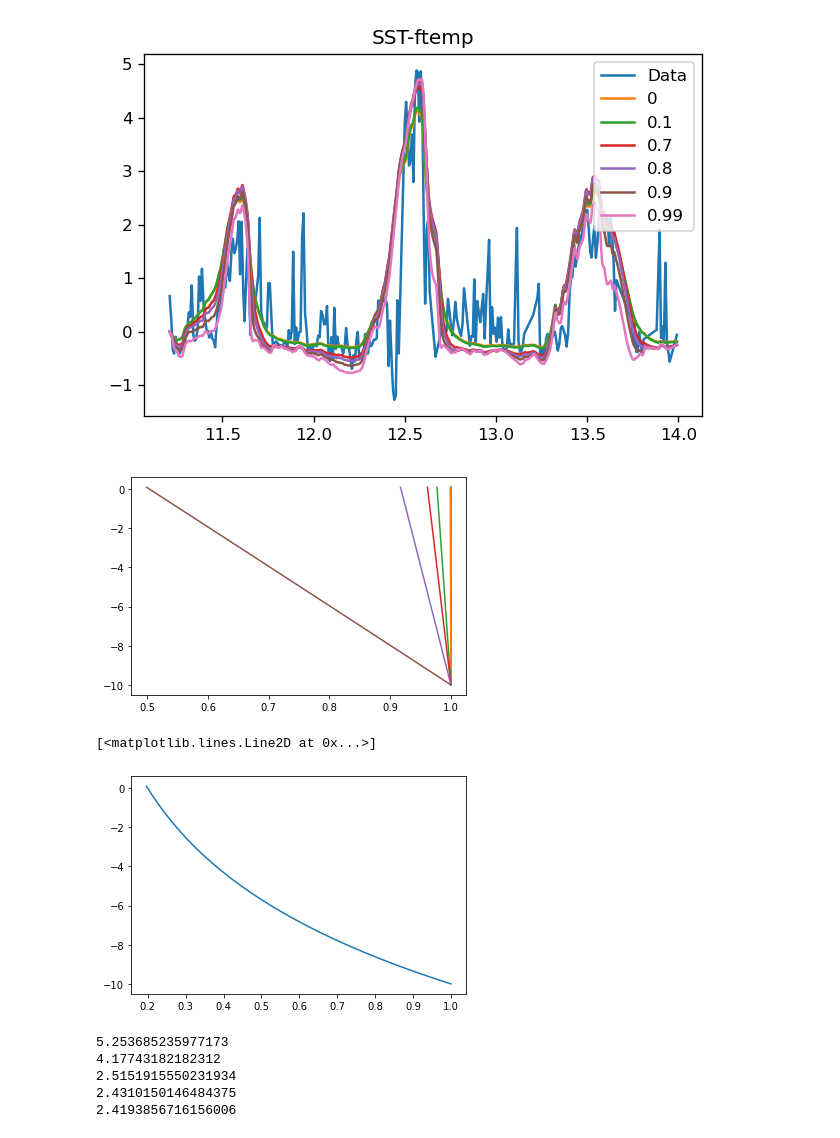
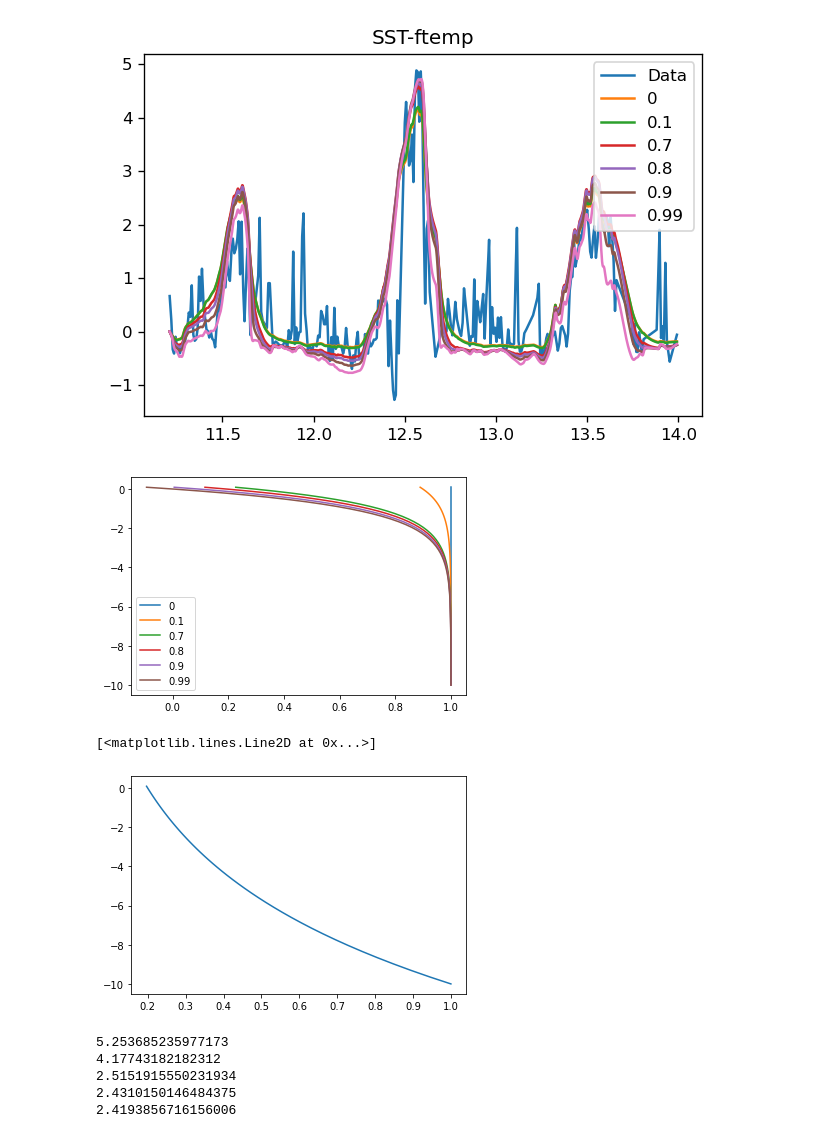
Before and after one commit to reykboerner/diusst, a Jupyter notebook: FINAL/diusst_eul_c.ipynb, the cells around one changed output. Drawn from its saved outputs; the diff is of its cells as text; code cells hidden in the pictures.

```diff
--- a/FINAL/diusst_eul_c.ipynb
+++ b/FINAL/diusst_eul_c.ipynb
@@ -27,7 +28,8 @@ param_max = np.array([10e-4, 1e-4, 2.5])
 # DIUSST model
 scheme = 'euler'
 dz0 = 0.10
-ngrid = 50
+ngrid = 40
+z_f = 10
 diffu = 1
 opac = 1
 k_mol = 1e-7
@@ -36,7 +38,7 @@ maxwind = 10
 # Dataset
 data_path = '../data/bayesian_training/'
 data_filename = 'training_minnett_ssterr03-10_humid10.csv'
-data_interval = [1175,1470]
+data_interval = [1175,1585]
 # %% [markdown]
 ## Data
 # %%
@@ -44,7 +46,7 @@ data_interval = [1175,1470]
 data_orig = pd.read_csv(data_path+data_filename)[data_interval[0]:data_interval[1]]
 
 # interpolate to meet CFL condition
-data, dtlist = cfl_interpolation(data_orig, dz0=dz0, ngrid=ngrid,
+data, dtlist, idxlist = cfl_interpolation(data_orig, dz0=dz0, ngrid=ngrid,
         a=0, b=1, k_eddy_max=param_max[0], maxwind=maxwind,)
         #save=output_path+timestamp+'_'+run_id)
 
@@ -56,6 +58,7 @@ sst_err = data['sst_err'].to_numpy(np.float64)
 times = data['times'].to_numpy(np.float64)
 wind = data['wind'].to_numpy(np.float64)
 atemp = data['atemp'].to_numpy(np.float64)
+atemp_rel = atemp - data['ftemp'].to_numpy(np.float64) + ftemp
 swrad = data['swrad'].to_numpy(np.float64)
 humid = data['humid'].to_numpy(np.float64)
 # %% [output]
@@ -130,5 +133,5 @@ ax.set(title='SST-ftemp')
 # %%
-attenus = [1,2,3,4]
+attenus = [1,2,3,4,6]
 
 simattenus = []
 for i in range(len(attenus)):
@@ -200,11 +204,12 @@ def g(x,a):
     return a*np.exp(x*np.log(a)/10)
 # %%
 for i in range(len(k0s)):
-    plt.plot(f(x,k0s[i],1000),x)
+    plt.plot(f(x,k0s[i],1),x,label=k0s[i])
+plt.legend()
 plt.show()
 plt.plot(g(x,0.2),x)
 # %% [output]
-[figure, old version]
+[figure, new version]
 [<matplotlib.lines.Line2D at 0x...>]
 [figure]
 # %%
```
Also changed, not shown: parts of 26 cells of this notebook, 15 other files.
